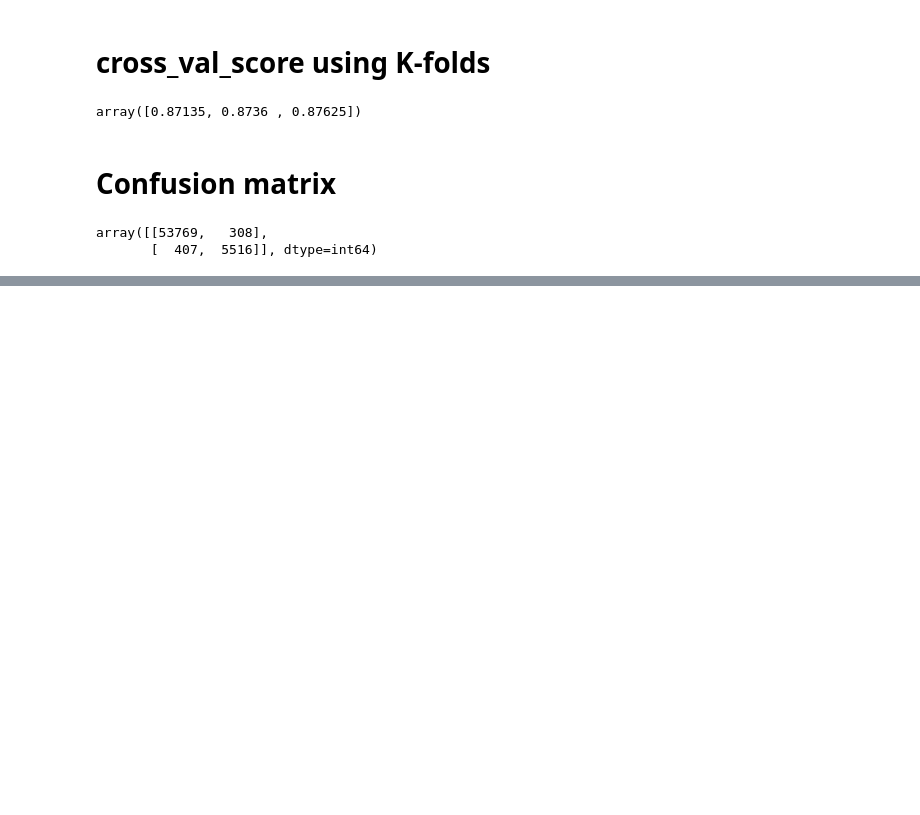
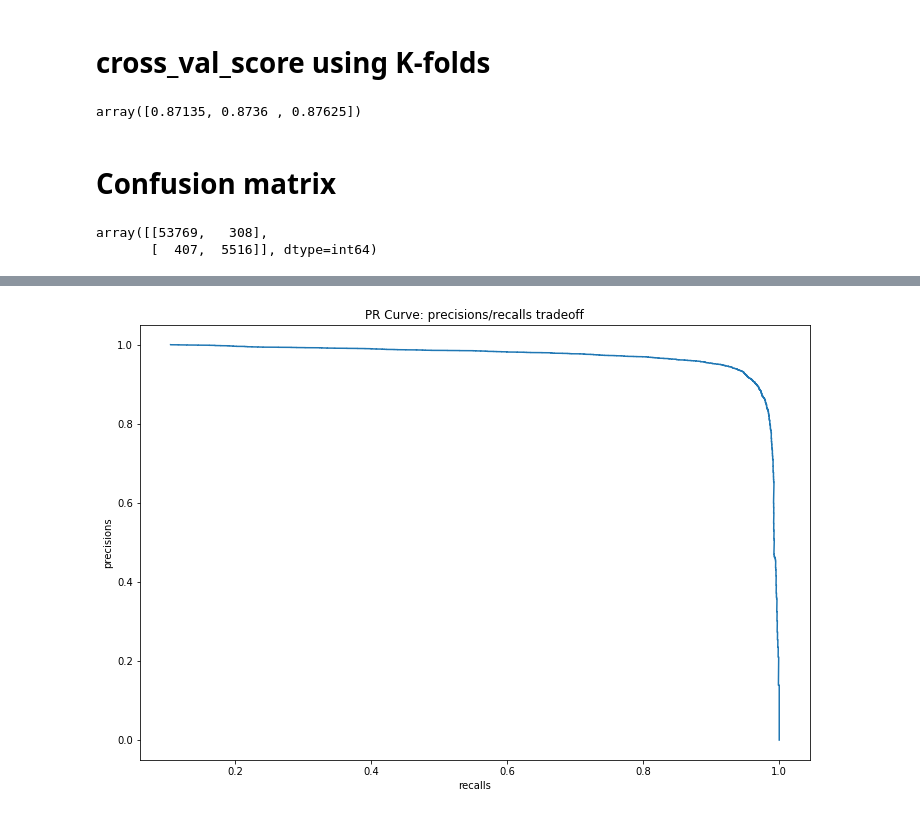
Before and after one commit to Jayshree2816/MNIST, a Jupyter notebook: MNIST(Logistic Regression).ipynb, the cells around one changed output, grey strips where cells are left out. Saved outputs shown, nothing was run; the diff lists cells and outputs as text; code cells hidden in the pictures; blank space fills up the shorter version.

```diff
--- a/MNIST(Logistic Regression).ipynb
+++ b/MNIST(Logistic Regression).ipynb
@@ -162,0 +239,8 @@ array([[53769,   308],
+# %%
+plt.figure(figsize=(12,8));
+plt.plot(precisions, recalls);
+plt.xlabel('recalls');
+plt.ylabel('precisions');
+plt.title('PR Curve: precisions/recalls tradeoff');
+# %% [output]
+[figure, added]
```
Also changed, not shown: parts of 22 cells of this notebook.
